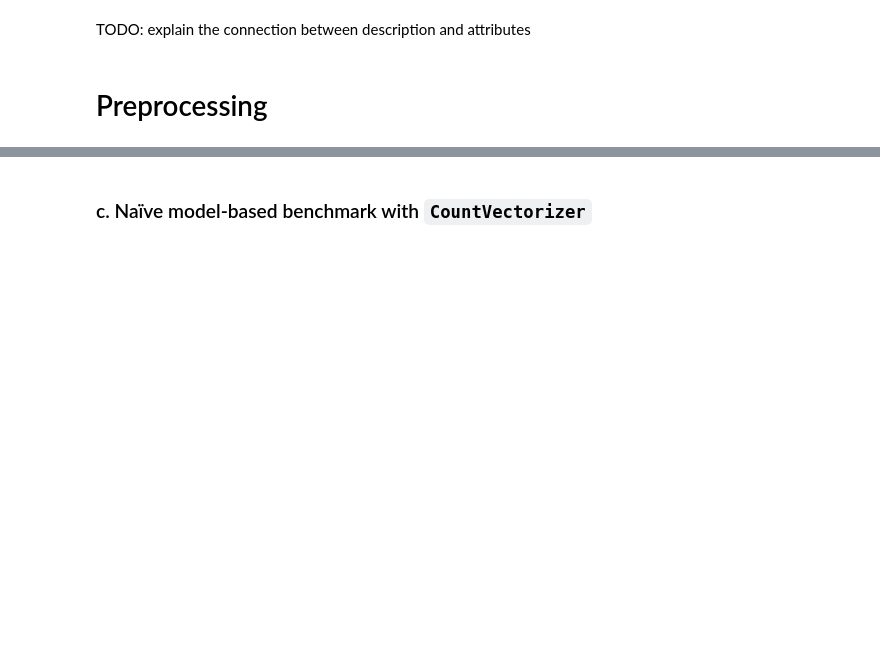
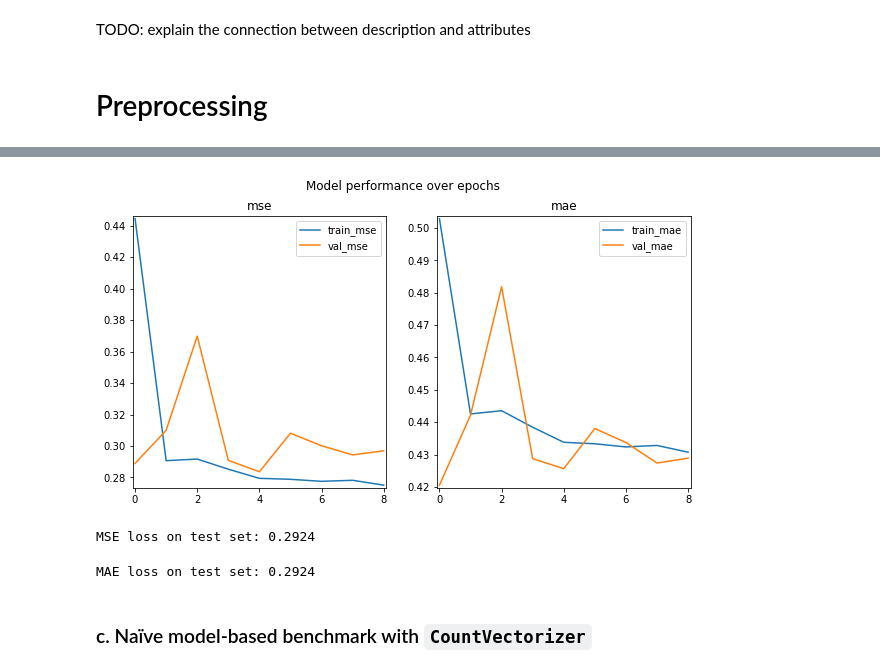
Before and after one commit to chendoy/npl-home-depot-tf, a Jupyter notebook: workshop_text.ipynb, the cells around one changed output, grey strips where cells are left out. Drawn from its saved outputs; the diff is of its cells as text; code cells hidden in the pictures; blank space fills up the shorter version.

````diff
--- a/workshop_text.ipynb
+++ b/workshop_text.ipynb
@@ -141,0 +204,3 @@ TODO: explain the replacement of items' description column
+# %%
+train_x_char, train_y_char = split_x_y(train_df)
+test_x_char, test_y_char = split_x_y(test_df)
@@ -213,7 +303,7 @@ def init_siamese_model(search_term_len, product_description_len, output_shape=1)
 
     model = Model([input_1, input_2], out)
 
-    model.compile(loss='mse', optimizer=Adam())
+    model.compile(loss='mse', metrics=['mae'], optimizer=Adam())
 
     return model
 # %%
@@ -236,6 +344,26 @@ def get_callbacks(model_name):
                             factor = 0.5, min_lr = 1e-6, verbose = 1)
 
     return [checkpoint, reduceLR, earlystop]
+# %%
+def visualize_perf(history):
+    fig, ax = plt.subplots(ncols=2, figsize=(5*2,5))
+    fig.suptitle(f'Model performance over epochs')
+
+    for k in ['loss', 'val_loss']:
+        ax[0].plot(history[k])
+
+    ax[0].legend(['train_mse', 'val_mse'])
+    ax[0].margins(0.01)
+    ax[0].set_title('mse')
+
+    for k in ['mae', 'val_mae']:
+        ax[1].plot(history[k])
+
+    ax[1].legend(['train_mae', 'val_mae'])
+    ax[1].margins(0.01)
+    ax[1].set_title('mae')
+
+    plt.show()
 # %%
 def train_model(model_gen, train_data, batch_size=128, use_saved=False):
     os.makedirs('./models', exist_ok=True)
@@ -268,0 +394,2 @@ char_model, _ = train_model(init_siamese_model, train_data, use_saved=True)
+# %%
+char_model, char_history = train_model(init_siamese_model, (train_x_char, train_y_char), use_saved=False)
@@ -268,0 +414,4 @@ char_model, _ = train_model(init_siamese_model, train_data, use_saved=True)
+# %%
+visualize_perf(char_history)
+# %% [output]
+[figure, added]
@@ -269,7 +420,13 @@ char_model, _ = train_model(init_siamese_model, train_data, use_saved=True)
 # %%
-(test_st, test_desc), test_rel = split_x_y(test_df)
-mse = char_model.evaluate([test_st, test_desc], test_rel)
+mse = mean_squared_error(test_preds_char, test_y_char)
 print(f'MSE loss on test set: {mse:.4f}')
+# %% [output]
+MSE loss on test set: 0.2924
+# %%
+mae = mean_absolute_error(test_preds_char, test_y_char)
+print(f'MAE loss on test set: {mse:.4f}')
+# %% [output]
+MAE loss on test set: 0.2924
 # %% [markdown]
 ### c. Naïve model-based benchmark with ```CountVectorizer```
 # %% [markdown]
````
Also changed, not shown: parts of 59 cells of this notebook.
